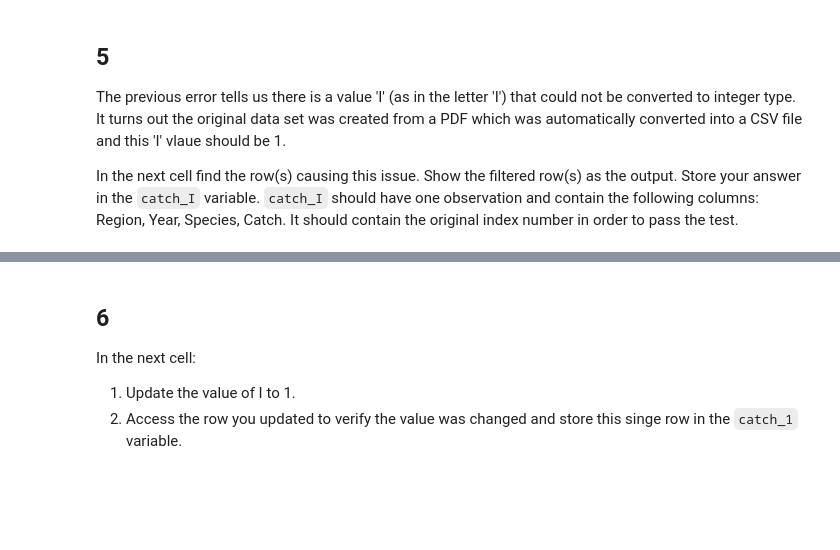
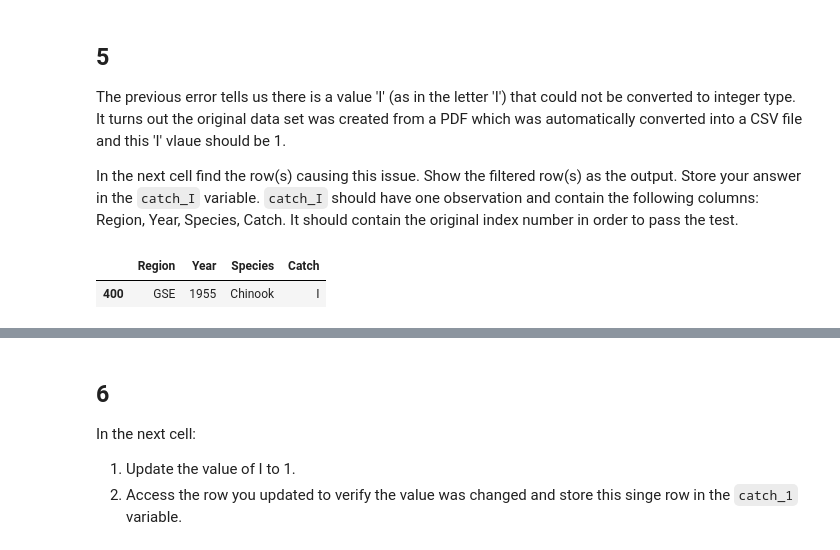
Before and after one commit to jwonyk/eds220-hwk2, a Jupyter notebook: task2/hwk2-task2-salmon-kim.ipynb, the cells around one changed output, grey strips where cells are left out. Saved outputs shown, nothing was run; the diff lists cells and outputs as text; code cells hidden in the pictures; blank space fills up the shorter version.

```diff
--- a/task2/hwk2-task2-salmon-kim.ipynb
+++ b/task2/hwk2-task2-salmon-kim.ipynb
@@ -212,2 +211,9 @@ catch_I
+# %%
+# Subset to find row with 'I' in 'Catch' Column
+catch_I = catch_data[catch_data['Catch'] == 'I']
+catch_I
+# %% [output]
+|  | Region | Year | Species | Catch |
+| 400 | GSE | 1955 | Chinook | I |
 # %%
 grader.check("q5")
```
Also changed, not shown: parts of 6 cells of this notebook.
